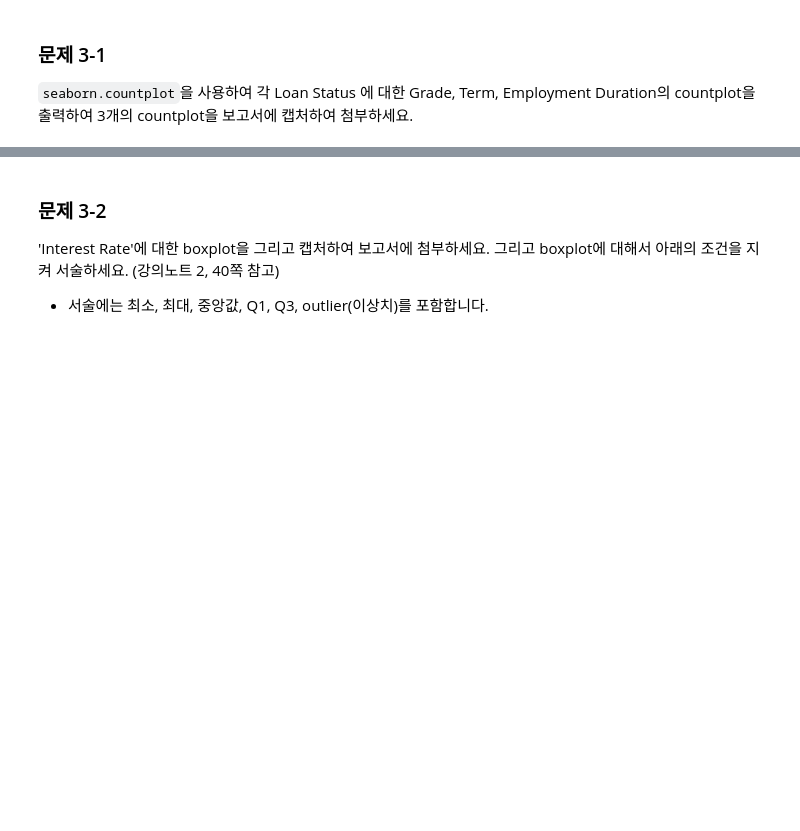
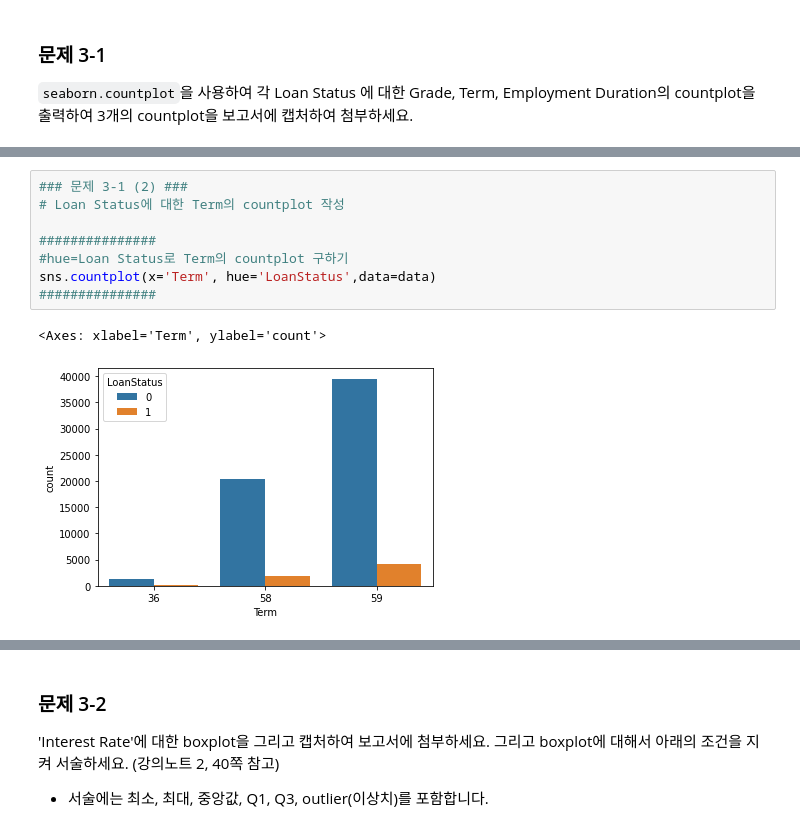
Before and after one commit to LeeZEun/2023S-Ajou-ML, a Jupyter notebook: HW1.ipynb, the cells around one changed output, grey strips where cells are left out. Saved outputs shown, nothing was run; the diff lists cells and outputs as text; blank space fills up the shorter version.

```diff
--- a/HW1.ipynb
+++ b/HW1.ipynb
@@ -159 +330,12 @@ print(numerical)
+# %%
+### 문제 3-1 (2) ###
+# Loan Status에 대한 Term의 countplot 작성
+
+###############
+#hue=Loan Status로 Term의 countplot 구하기
+sns.countplot(x='Term', hue='LoanStatus',data=data)
+###############
+# %% [output]
+<Axes: xlabel='Term', ylabel='count'>
+[figure, added]
 # %%
```
Also changed, not shown: parts of 36 cells of this notebook.
